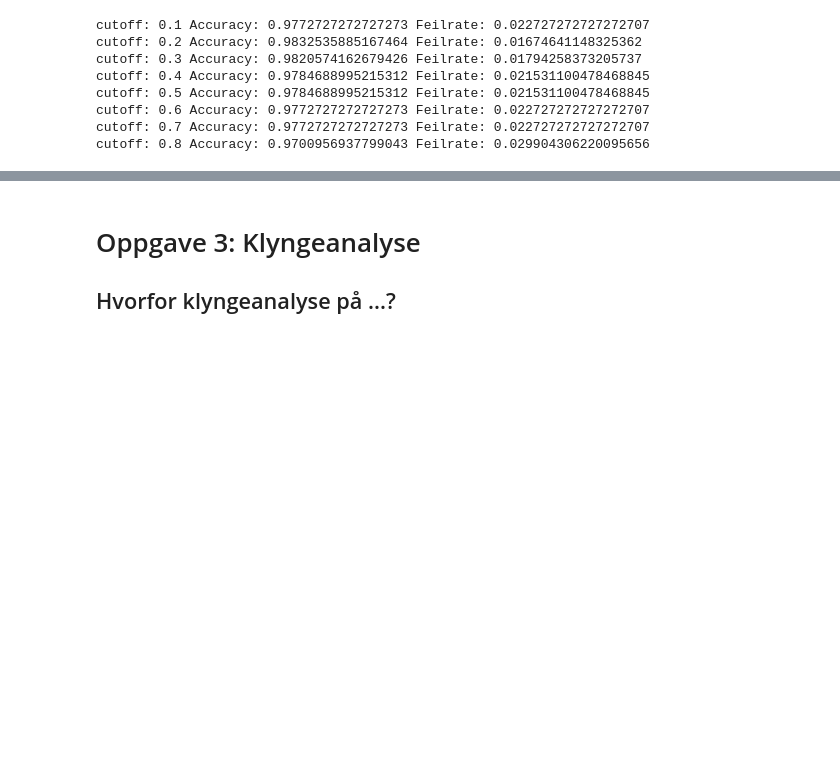
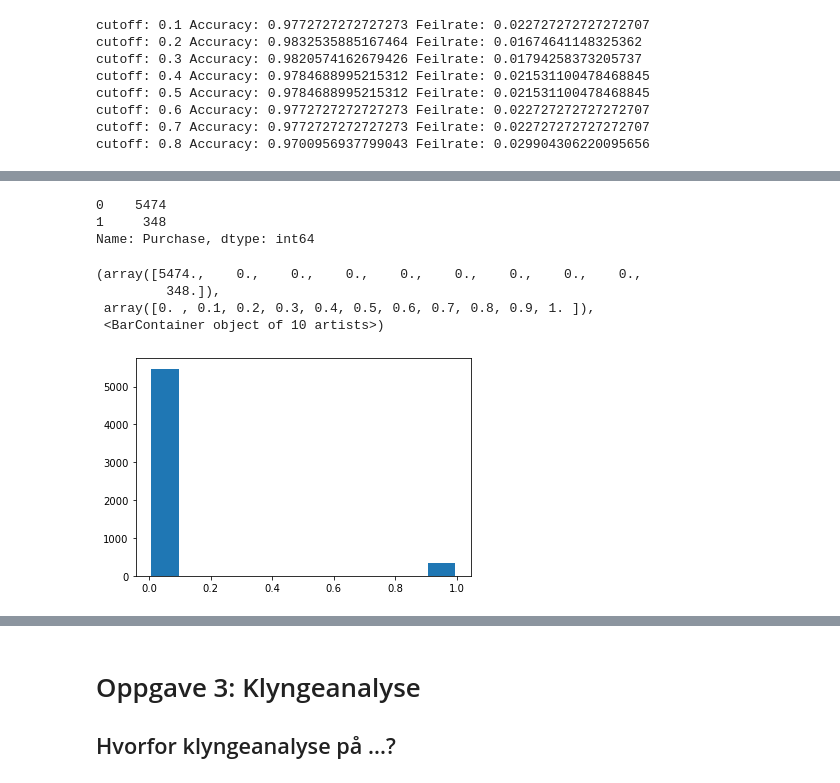
Before and after one commit to stefaniemuff/ISTx1003, a Jupyter notebook: Prosjekt2021/Prosjekt1003.ipynb, the cells around one changed output, grey strips where cells are left out. Cells and saved outputs as stored; diff of their text form; code cells hidden in the pictures; blank space fills up the shorter version.

```diff
--- a/Prosjekt2021/Prosjekt1003.ipynb
+++ b/Prosjekt2021/Prosjekt1003.ipynb
@@ -553,0 +556,16 @@ cutoff: 0.8 Accuracy: 0.9700956937799043 Feilrate: 0.029904306220095656
+# %%
+import numpy as np
+import pandas as pd
+
+# plotting
+import matplotlib.pyplot as plt
+import seaborn as sns
+
+# Trening og testsett, evaluering av klassifikasjonsmetoder
+from sklearn.model_selection import train_test_split
+from sklearn.neighbors import KNeighborsClassifier
+
+df = pd.read_csv('https://www.math.ntnu.no/emner/IST100x/ISTx1003/Caravan.csv', delimiter=',')
+
+df.shape
+df.describe
@@ -553,0 +590,16 @@ cutoff: 0.8 Accuracy: 0.9700956937799043 Feilrate: 0.029904306220095656
+# %%
+# Replace Yes/No variable by 1/0
+df.replace(('Yes', 'No'), (1, 0), inplace=True)
+
+# Only a small proportion of potential customers buys:
+print(df["Purchase"].value_counts())
+plt.hist(df['Purchase'],histtype='bar',rwidth=0.9)
+# %% [output]
+0    5474
+1     348
+Name: Purchase, dtype: int64
+(array([5474.,    0.,    0.,    0.,    0.,    0.,    0.,    0.,    0.,
+         348.]),
+ array([0. , 0.1, 0.2, 0.3, 0.4, 0.5, 0.6, 0.7, 0.8, 0.9, 1. ]),
+ <BarContainer object of 10 artists>)
+[figure, added]
```
Also changed, not shown: parts of 21 cells of this notebook.
